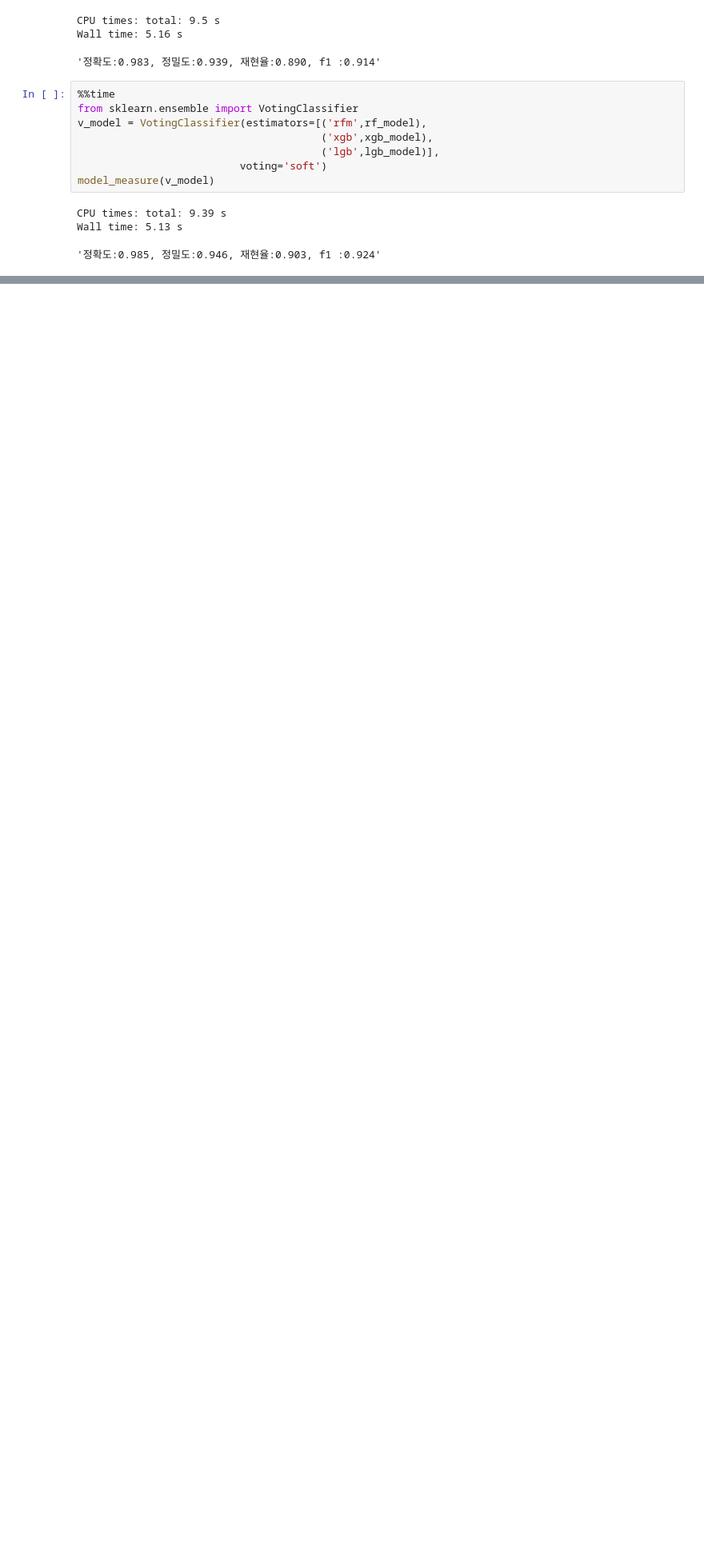
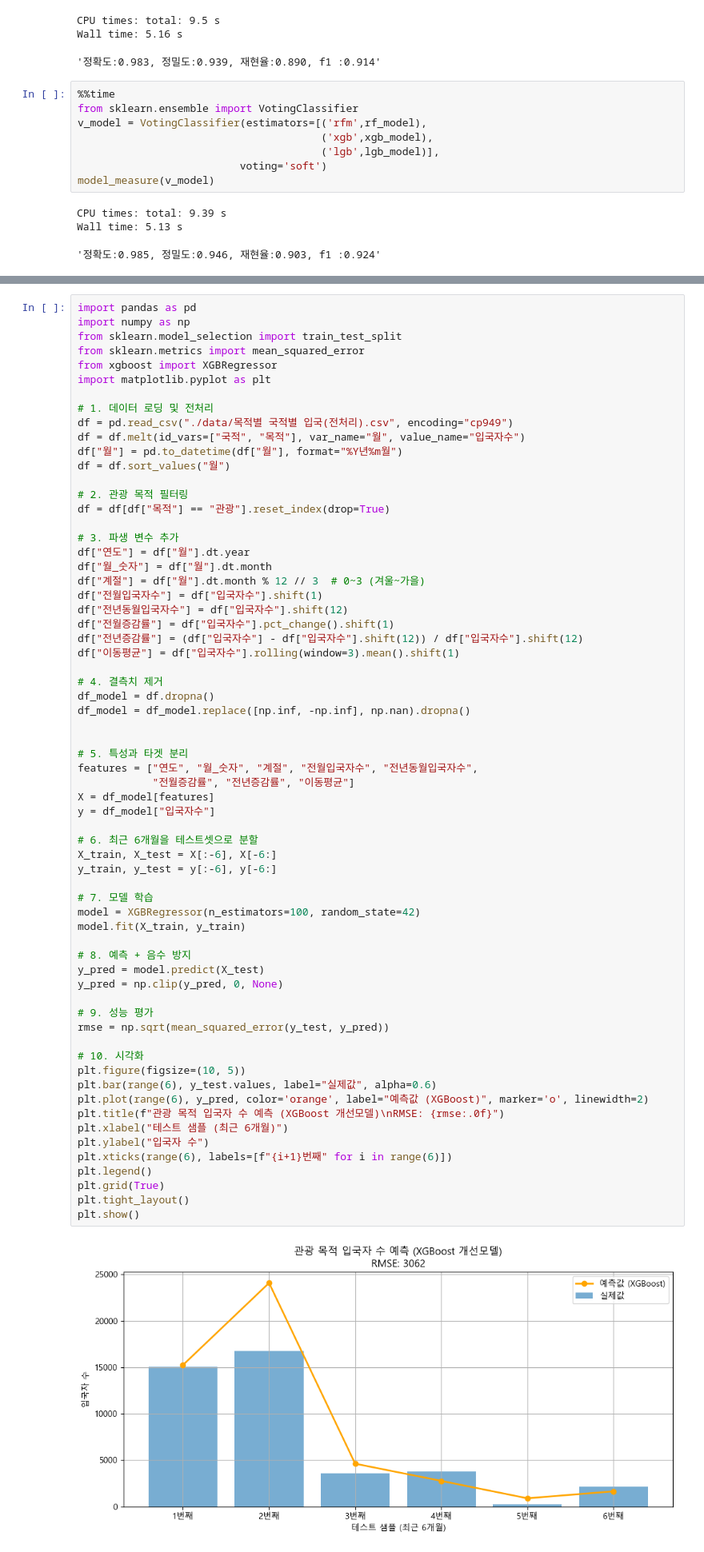
Before and after one commit to jangsh4752/ai_x, a Jupyter notebook: source/10_MachineLearning/4장_머신러닝모형최적화.ipynb, the cells around one changed output, grey strips where cells are left out. Shown at 80% size. Cells and saved outputs as stored; diff of their text form; blank space fills up the shorter version.

```diff
--- a/source/10_MachineLearning/4장_머신러닝모형최적화.ipynb
+++ b/source/10_MachineLearning/4장_머신러닝모형최적화.ipynb
@@ -854,0 +908,67 @@ Wall time: 5.13 s
+# %%
+import pandas as pd
+import numpy as np
+from sklearn.model_selection import train_test_split
+from sklearn.metrics import mean_squared_error
+from xgboost import XGBRegressor
+import matplotlib.pyplot as plt
+
+# 1. 데이터 로딩 및 전처리
+df = pd.read_csv("./data/목적별 국적별 입국(전처리).csv", encoding="cp949")
+df = df.melt(id_vars=["국적", "목적"], var_name="월", value_name="입국자수")
+df["월"] = pd.to_datetime(df["월"], format="%Y년%m월")
+df = df.sort_values("월")
+
+# 2. 관광 목적 필터링
+df = df[df["목적"] == "관광"].reset_index(drop=True)
+
+# 3. 파생 변수 추가
+df["연도"] = df["월"].dt.year
+df["월_숫자"] = df["월"].dt.month
+df["계절"] = df["월"].dt.month % 12 // 3  # 0~3 (겨울~가을)
+df["전월입국자수"] = df["입국자수"].shift(1)
+df["전년동월입국자수"] = df["입국자수"].shift(12)
+df["전월증감률"] = df["입국자수"].pct_change().shift(1)
+df["전년증감률"] = (df["입국자수"] - df["입국자수"].shift(12)) / df["입국자수"].shift(12)
+df["이동평균"] = df["입국자수"].rolling(window=3).mean().shift(1)
+
+# 4. 결측치 제거
+df_model = df.dropna()
+df_model = df_model.replace([np.inf, -np.inf], np.nan).dropna()
+
+
+# 5. 특성과 타겟 분리
+features = ["연도", "월_숫자", "계절", "전월입국자수", "전년동월입국자수",
+            "전월증감률", "전년증감률", "이동평균"]
+X = df_model[features]
+y = df_model["입국자수"]
+
+# 6. 최근 6개월을 테스트셋으로 분할
+X_train, X_test = X[:-6], X[-6:]
+y_train, y_test = y[:-6], y[-6:]
+
+# 7. 모델 학습
+model = XGBRegressor(n_estimators=100, random_state=42)
+model.fit(X_train, y_train)
+
+# 8. 예측 + 음수 방지
+y_pred = model.predict(X_test)
+y_pred = np.clip(y_pred, 0, None)
+
+# 9. 성능 평가
+rmse = np.sqrt(mean_squared_error(y_test, y_pred))
+
+# 10. 시각화
+plt.figure(figsize=(10, 5))
+plt.bar(range(6), y_test.values, label="실제값", alpha=0.6)
+plt.plot(range(6), y_pred, color='orange', label="예측값 (XGBoost)", marker='o', linewidth=2)
+plt.title(f"관광 목적 입국자 수 예측 (XGBoost 개선모델)\nRMSE: {rmse:.0f}")
+plt.xlabel("테스트 샘플 (최근 6개월)")
+plt.ylabel("입국자 수")
+plt.xticks(range(6), labels=[f"{i+1}번째" for i in range(6)])
+plt.legend()
+plt.grid(True)
+plt.tight_layout()
+plt.show()
+# %% [output]
+[figure, added]
```
Also changed, not shown: parts of 10 cells of this notebook, 10 other files.
